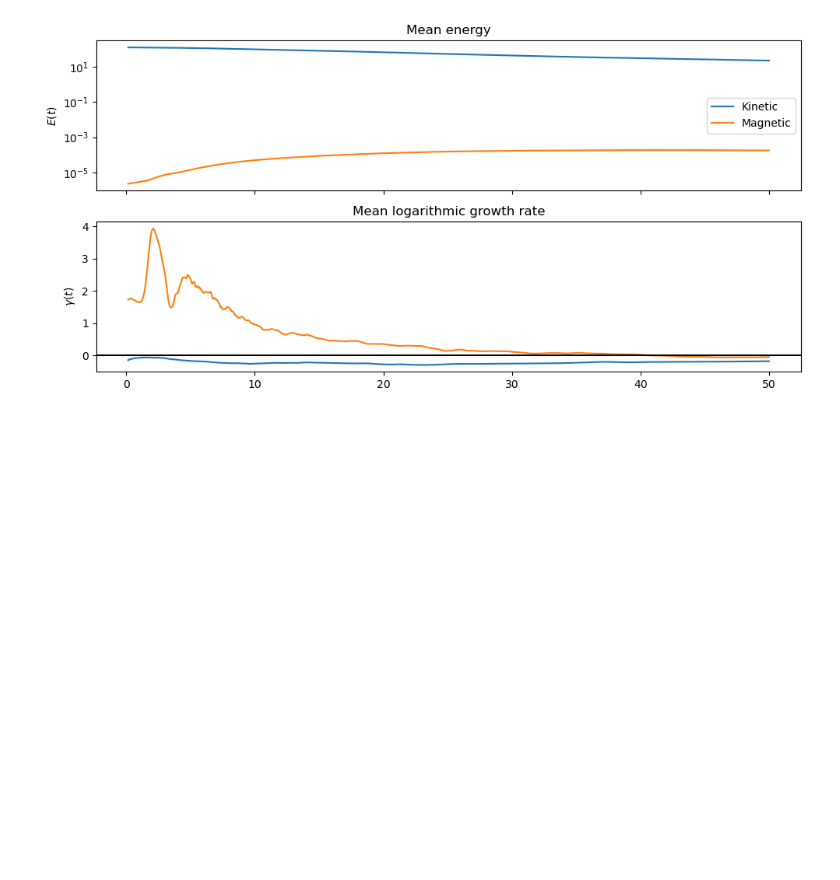
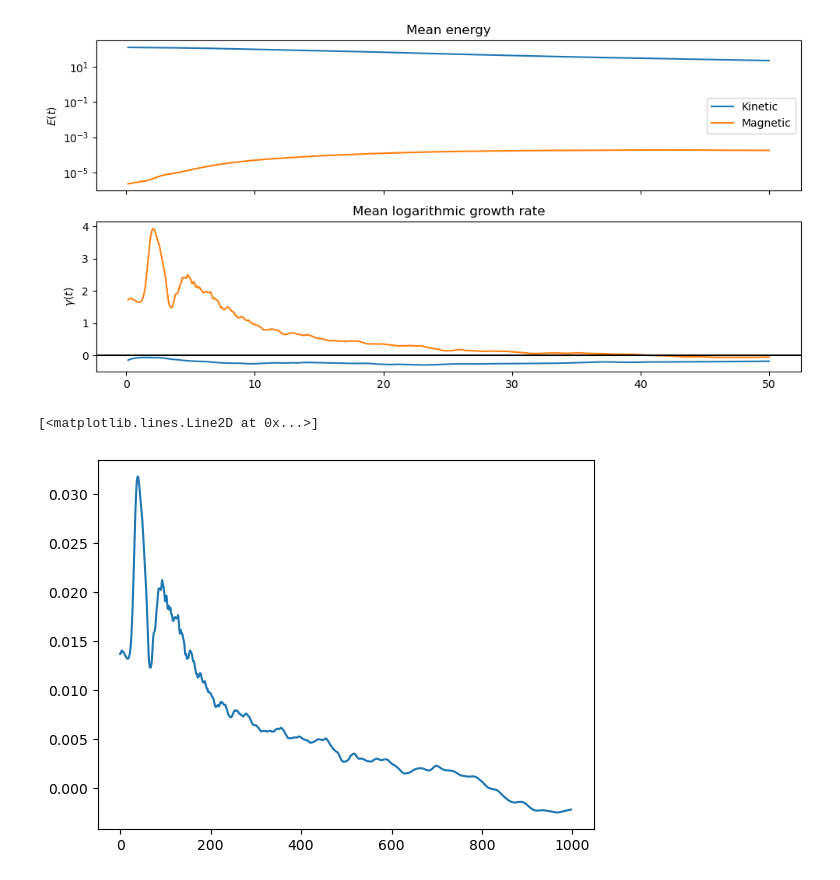
Before and after one commit to ben-goldman/khmhd, a Jupyter notebook: src/plot_gamma_spectrum.ipynb, the cells around one changed output. Saved outputs shown, nothing was run; the diff lists cells and outputs as text; code cells hidden in the pictures; blank space fills up the shorter version.

```diff
--- a/src/plot_gamma_spectrum.ipynb
+++ b/src/plot_gamma_spectrum.ipynb
@@ -104,3 +104,10 @@ fig.tight_layout()
 plt.savefig("lines.pdf")
 # %% [output]
 [figure]
+# %%
+ratio = gB_t/U_t
+# %%
+plt.plot(ratio)
+# %% [output]
+[<matplotlib.lines.Line2D at 0x...>]
+[figure, added]
```
Also changed, not shown: 44 other files.
